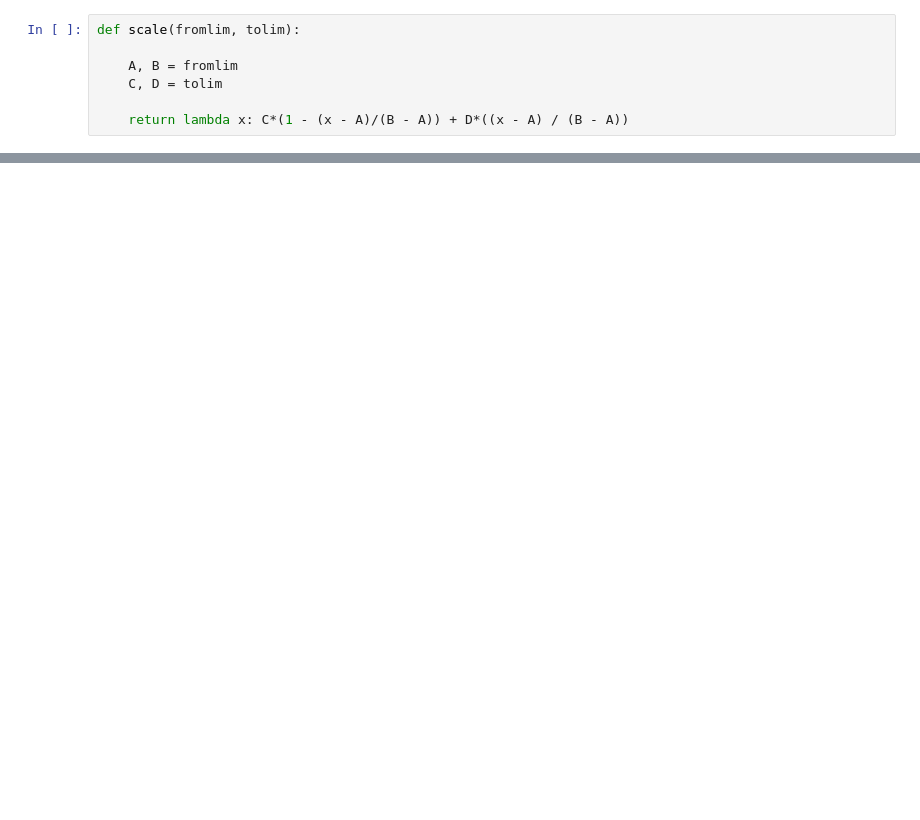
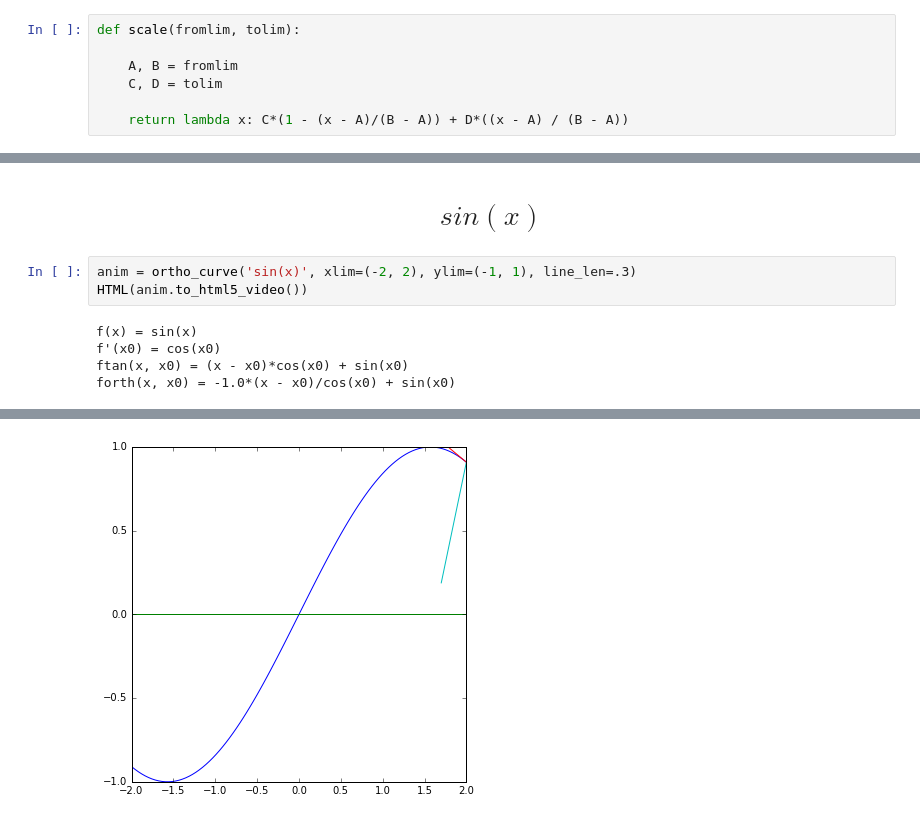
Before and after one commit to abevieiramota/learning-calculus, a Jupyter notebook: notebook/Ortho curve.ipynb, the cells around one changed output, grey strips where cells are left out. Drawn from its saved outputs; the diff is of its cells as text; blank space fills up the shorter version.

```diff
--- a/notebook/Ortho curve.ipynb
+++ b/notebook/Ortho curve.ipynb
@@ -60,0 +91,10 @@ HTML(anim.to_html5_video())
+# %% [markdown]
+# $$sin(x)$$
+# %%
+anim = ortho_curve('sin(x)', xlim=(-2, 2), ylim=(-1, 1), line_len=.3)
+HTML(anim.to_html5_video())
+# %% [output]
+f(x) = sin(x)
+f'(x0) = cos(x0)
+ftan(x, x0) = (x - x0)*cos(x0) + sin(x0)
+forth(x, x0) = -1.0*(x - x0)/cos(x0) + sin(x0)
@@ -60,0 +102 @@ HTML(anim.to_html5_video())
+[figure, added]
```
Also changed, not shown: parts of 10 cells of this notebook.
